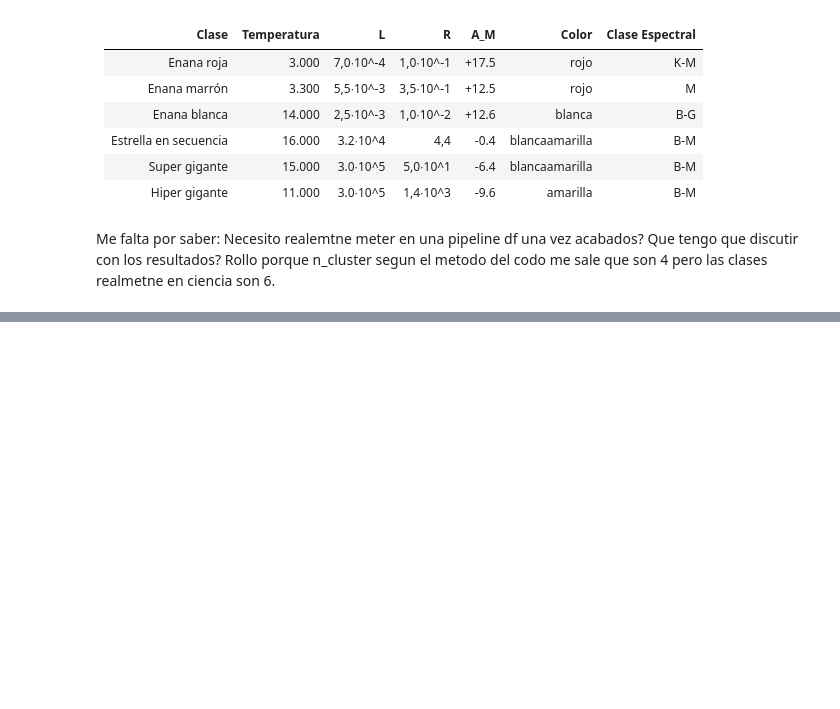
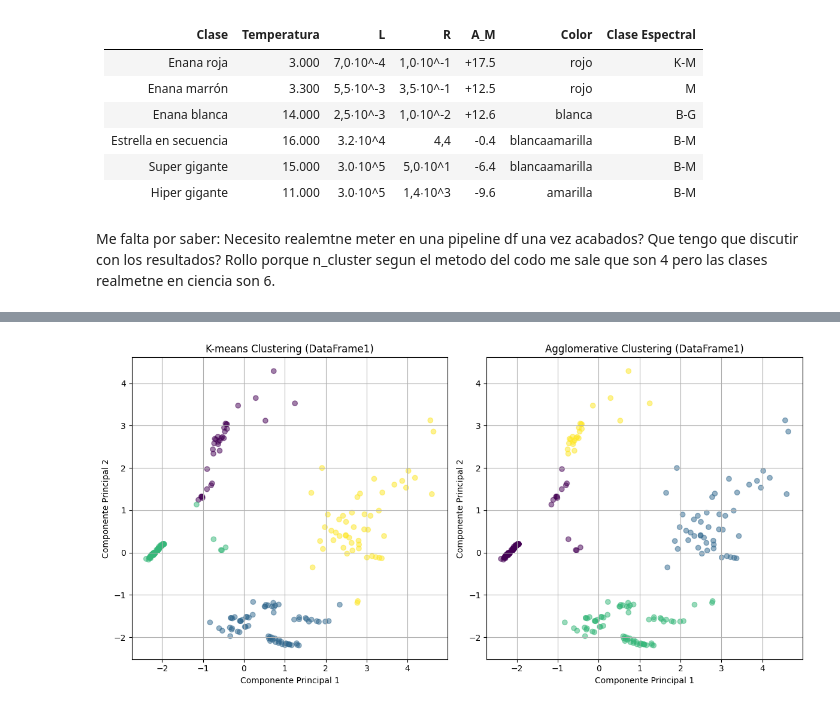
Before and after one commit to DavidY343/G19_100451958_100472111_CLUSTERING, a Jupyter notebook: clustering.ipynb, the cells around one changed output, grey strips where cells are left out. Drawn from its saved outputs; the diff is of its cells as text; code cells hidden in the pictures; blank space fills up the shorter version.

```diff
--- a/clustering.ipynb
+++ b/clustering.ipynb
@@ -517,0 +518,84 @@ Que tengo que discutir con los resultados? Rollo porque n_cluster segun el metod
+# %%
+import numpy as np
+import matplotlib.pyplot as plt
+from sklearn.metrics import v_measure_score, adjusted_rand_score
+from sklearn.cluster import KMeans as SKLearnKMeans
+from sklearn.cluster import AgglomerativeClustering
+from sklearn.metrics import silhouette_score
+
+# Definir las etiquetas reales para cada clase de estrella
+# Cambiar a una lista o array para coincidir con el formato de las etiquetas de clustering
+# Aquí estamos asignando valores numéricos a cada clase de estrella
+# Esto podría representar las etiquetas reales para el conjunto de datos
+real_labels = np.array([0, 1, 2, 3, 4, 5])
+
+# DataFrames que contienen los datos para clustering
+# Deben tener el mismo número de filas que las etiquetas reales
+dataframes = [df_mixed_1_pca, df_mixed_2_pca, df_ordinal_pca, df_one_hot_pca]
+
+# Títulos de cada DataFrame
+titles = ["DataFrame1", "DataFrame2", "DataFrame3", "Ordinal"]
+
+# Número de clusters para cada DataFrame
+num_clusters = {
+    "Ordinal": 6,
+    "default": 4
+}
+
+# Ciclo para aplicar K-means y Agglomerative Clustering a cada DataFrame
+for df, title in zip(dataframes, titles):
+    # Determinar el número de clusters
+    n_clusters = num_clusters.get(title, num_clusters["default"])
+
+    # Aplicar K-means
+    kmeans = SKLearnKMeans(n_clusters=n_clusters, random_state=100472111)
+    kmeans_labels = kmeans.fit_predict(df)
+
+    # Aplicar Agglomerative Clustering
+    agglomerative = AgglomerativeClustering(n_clusters=n_clusters, linkage='ward')
+    agglomerative_labels = agglomerative.fit_predict(df)
+
+    # Graficar los resultados de clustering y las etiquetas reales
+    plt.figure(figsize=(12, 6))
+
+    # Gráfico para K-means
+    plt.subplot(1, 2, 1)
+    plt.grid(True)
+    plt.scatter(df[:, 0], df[:, 1], c=kmeans_labels, cmap='viridis', alpha=0.5)
+    plt.xlabel("Componente Principal 1")
+    plt.ylabel("Componente Principal 2")
+    plt.title(f"K-means Clustering ({title})")
+
+    # Gráfico para Agglomerative Clustering
+    plt.subplot(1, 2, 2)
+    plt.grid(True)
+    plt.scatter(df[:, 0], df[:, 1], c=agglomerative_labels, cmap='viridis', alpha=0.5)
+    plt.xlabel("Componente Principal 1")
+    plt.ylabel("Componente Principal 2")
+    plt.title(f"Agglomerative Clustering ({title})")
+
+    plt.tight_layout()
+    plt.show()
+
+    # Calcular el Silhouette Score para cada método de clustering
+    kmeans_silhouette = silhouette_score(df, kmeans_labels)
+    agglomerative_silhouette = silhouette_score(df, agglomerative_labels)
+
+    print(f"Silhouette Score para K-means ({title}): {kmeans_silhouette:.3f}")
+    print(f"Silhouette Score para Agglomerative Clustering ({title}): {agglomerative_silhouette:.3f}")
+
+    # Calcular métricas de similitud entre etiquetas reales y etiquetas de clustering
+    # Utilizando Adjusted Rand Index y V-Measure
+    ari_kmeans = adjusted_rand_score(real_labels, kmeans_labels)
+    ari_agglomerative = adjusted_rand_score(real_labels, agglomerative_labels)
+
+    v_measure_kmeans = v_measure_score(real_labels, kmeans_labels)
+    v_measure_agglomerative = v_measure_score(real_labels, agglomerative_labels)
+
+    print(f"Adjusted Rand Index para K-means ({title}): {ari_kmeans:.3f}")
+    print(f"Adjusted Rand Index para Agglomerative Clustering ({title}): {ari_agglomerative:.3f}")
+
+    print(f"V-Measure para K-means ({title}): {v_measure_kmeans:.3f}")
+    print(f"V-Measure para Agglomerative Clustering ({title}): {v_measure_agglomerative:.3f}")
+# %% [output]
+[figure, added]
```
Also changed, not shown: parts of 6 cells of this notebook.
